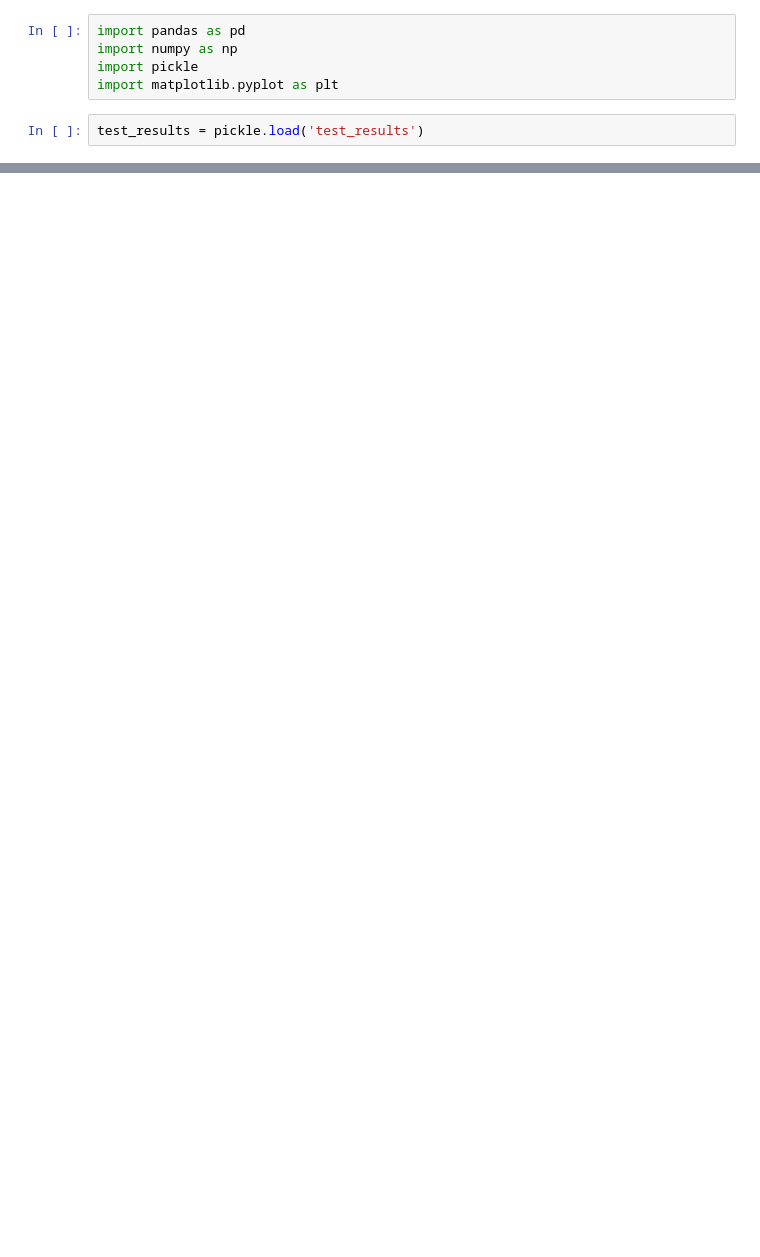
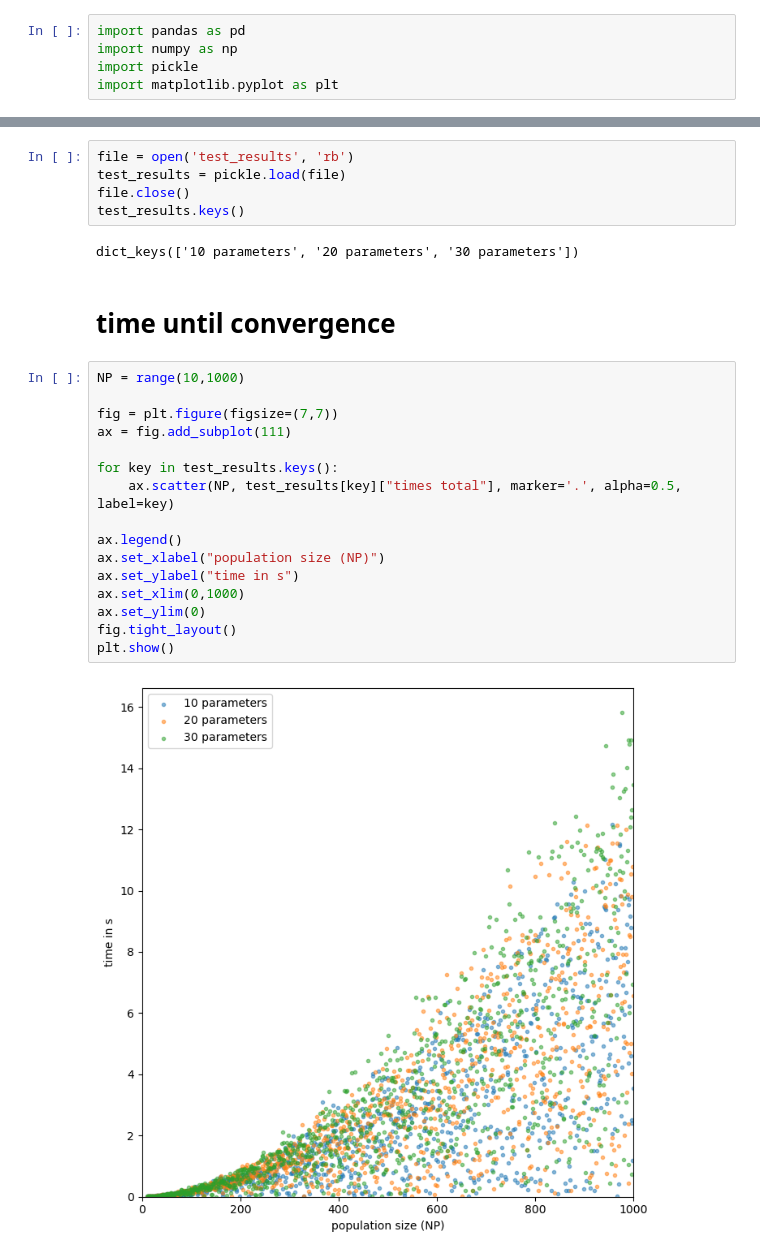
Before and after one commit to vallereichi/DeepDiveMSSM, a Jupyter notebook: diver/plots.ipynb, the cells around one changed output, grey strips where cells are left out. Saved outputs shown, nothing was run; the diff lists cells and outputs as text; blank space fills up the shorter version.

Commit message:
auto save tests

```diff
--- a/diver/plots.ipynb
+++ b/diver/plots.ipynb
@@ -3,5 +3,3 @@ import pandas as pd
 import numpy as np
 import pickle
 import matplotlib.pyplot as plt
-# %%
-test_results = pickle.load('test_results')
@@ -15,0 +6,27 @@ test_results = pickle.load('test_results')
+# %%
+file = open('test_results', 'rb')
+test_results = pickle.load(file)
+file.close()
+test_results.keys()
+# %% [output]
+dict_keys(['10 parameters', '20 parameters', '30 parameters'])
+# %% [markdown]
+# time until convergence
+# %%
+NP = range(10,1000)
+
+fig = plt.figure(figsize=(7,7))
+ax = fig.add_subplot(111)
+
+for key in test_results.keys():
+    ax.scatter(NP, test_results[key]["times total"], marker='.', alpha=0.5, label=key)
+
+ax.legend()
+ax.set_xlabel("population size (NP)")
+ax.set_ylabel("time in s")
+ax.set_xlim(0,1000)
+ax.set_ylim(0)
+fig.tight_layout()
+plt.show()
+# %% [output]
+[figure, added]
```
Also changed, not shown: parts of 6 cells of this notebook, 2 other files.
